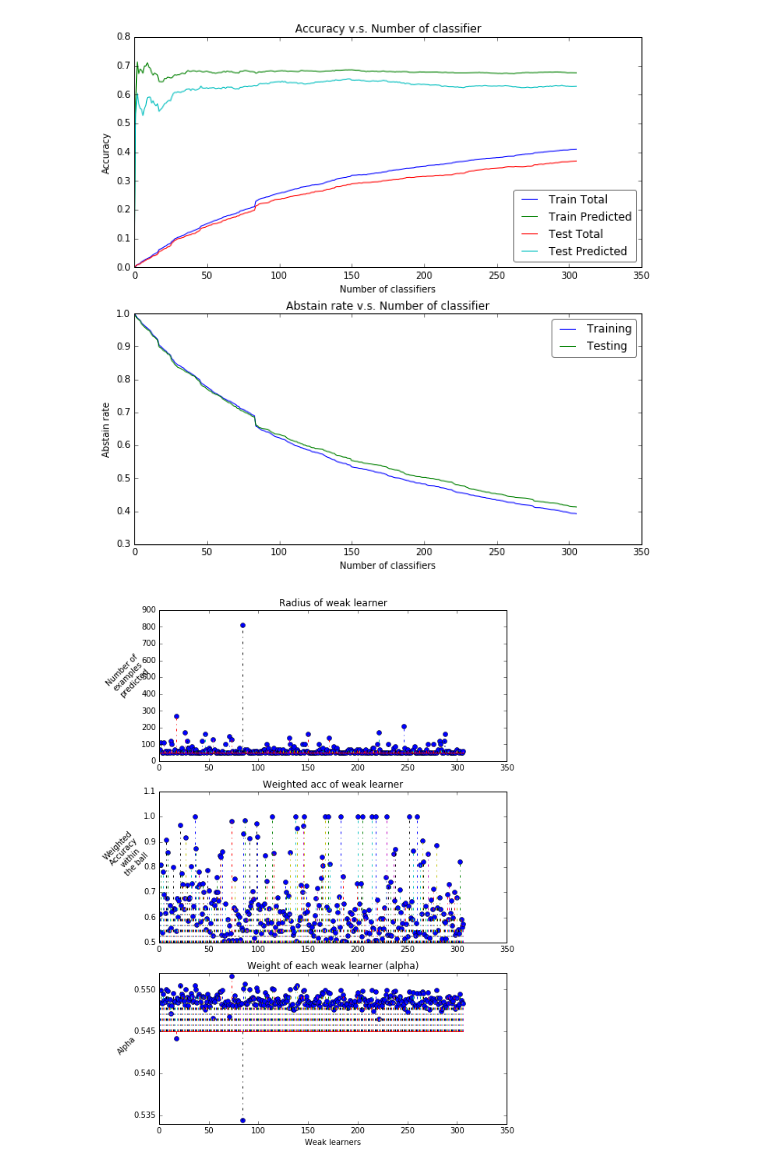
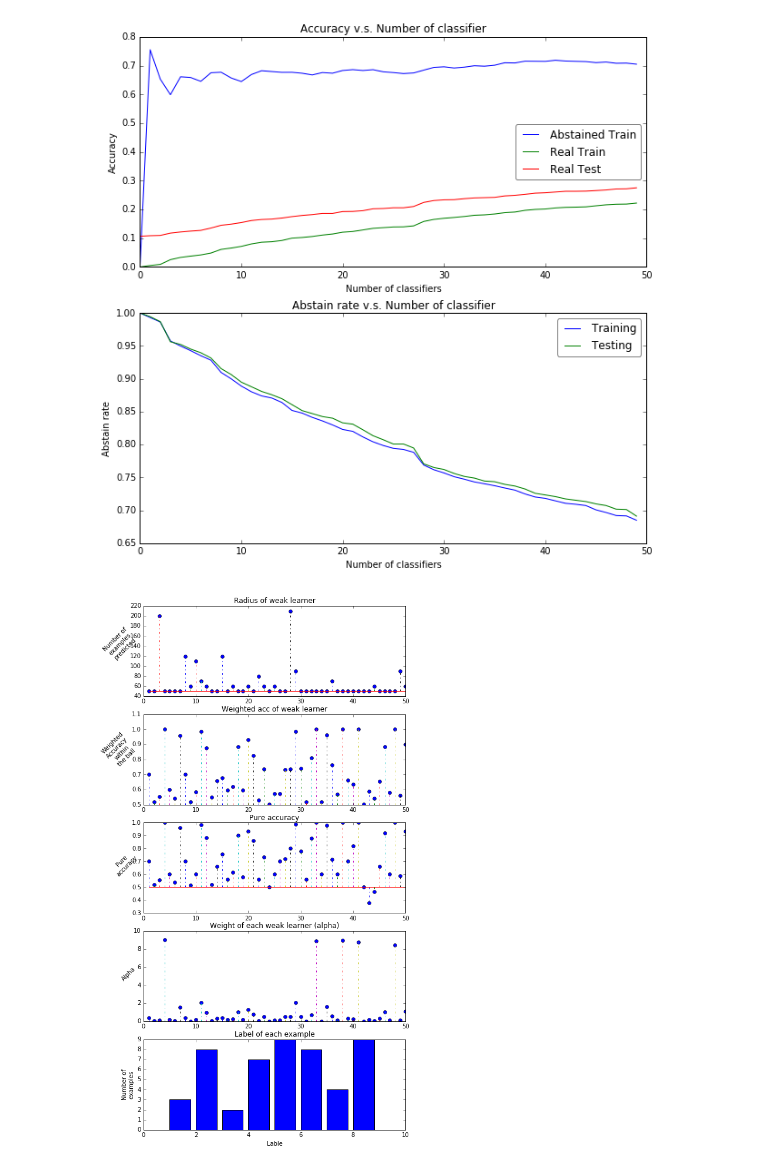
Before and after one commit to rogers140/notebook, a Jupyter notebook: ball_boosting_graph.ipynb, the cells around one changed output. Cells and saved outputs as stored; diff of their text form; code cells hidden in the pictures.

Commit message:
change the alpha calculation

```diff
--- a/ball_boosting_graph.ipynb
+++ b/ball_boosting_graph.ipynb
@@ -43,7 +41,7 @@ bg = [];
 for data in Background:
     for i in range(0, data.shape[0]):
         bg.append(data[i]);
-# bg = random.sample(bg, 1000);
+bg = random.sample(bg, 1000);
 
 X = X + bg;
 y = y + ([labels.index('BackG')] * len(bg));
@@ -56,10 +54,13 @@ random.shuffle(raw_data);
 quota = 0.8;
 n_training = int(len(raw_data)*quota);
 n_testing = len(raw_data) - n_training;
-training_X = np.asarray([x[0] for x in raw_data[:n_training]]);
-training_y = np.asarray([x[1] for x in raw_data[:n_training]]);
+# Training data does not have background samples
+training_X = np.asarray([x[0] for x in raw_data[:n_training] if x[1] != 0]);
+training_y = np.asarray([x[1] for x in raw_data[:n_training] if x[1] != 0]);
+# Testing data still has background samples
 testing_X = np.asarray([x[0] for x in raw_data[n_training:]]);
 testing_y = np.asarray([x[1] for x in raw_data[n_training:]]);
+n_training = training_X.shape[0];
 # %%
 # Train in parallel.
 def train_job(i):
@@ -185,7 +195,7 @@ class Adaboost:
             result.append(labels);
         return result;
 # %%
-bst = Adaboost(iteration=1000, n_class=10, stride=10, init_ball_size=50, enter_t=0.5, exit_t=0.5);
+bst = Adaboost(iteration=100, n_class=9, stride=10, init_ball_size=50, enter_t=0.5, exit_t=0.5);
 t = time();
 bst.fit(myKernel, training_X, training_y);
 print "Fitting takes {} seconds.".format(time() - t);
@@ -199,6 +209,8 @@ clf_radius = [clf.size for clf in bst.clfs];
 clf_acc = [clf.acc for clf in bst.clfs];
 clf_alpha = [clf.alpha for clf in bst.clfs];
 clf_index = [clf.index for clf in bst.clfs];
+clf_pure_acc = [clf.pure_acc for clf in bst.clfs];
+clf_label = [clf.l for clf in bst.clfs];
 # %%
 t = time();
 train_staged_result = bst.stage_predict(training_X);
@@ -253,10 +260,9 @@ plt.subplot(211);
 plt.title("Accuracy v.s. Number of classifier");
 plt.xlabel("Number of classifiers");
 plt.ylabel("Accuracy");
-plt.plot(range(0, n_clf), train_staged_acc, label='Train Total');
-plt.plot(range(0, n_clf), train_staged_acc_abstain, label='Train Predicted');
-plt.plot(range(0, n_clf), test_staged_acc, label='Test Total');
-plt.plot(range(0, n_clf), test_staged_acc_abstain, label='Test Predicted');
+plt.plot(range(0, n_clf), train_staged_acc_abstain, label='Abstained Train');
+plt.plot(range(0, n_clf), train_staged_acc, label='Real Train');
+plt.plot(range(0, n_clf), test_staged_acc, label='Real Test');
 plt.legend(loc='best', fancybox=True, framealpha=0.5);
 
 plt.subplot(212);
@@ -267,26 +273,37 @@ plt.plot(range(0, n_clf), train_abstain_rate, label='Training');
 plt.plot(range(0, n_clf), test_abstain_rate, label='Testing');
 plt.legend(loc='best', fancybox=True, framealpha=0.5);
 # %% [output]
-[figure, old version]
+[figure, new version]
 # %%
 plt.figure(figsize=(8, 16));
-plt.subplot(411);
+plt.subplot(511);
 plt.title("Radius of weak learner");
 plt.ylabel("Number of\nexamples\npredicted", rotation=45);
 plt.stem(range(1, n_clf + 1), clf_radius, '-.', bottom=50);
 
-plt.subplot(412);
+plt.subplot(512);
 plt.title("Weighted acc of weak learner");
 plt.ylabel("Weighted\nAccuracy\nwithin\nthe ball", rotation=45);
 plt.stem(range(1, n_clf + 1), clf_acc, '-.', bottom=0.5);
 
-plt.subplot(413);
+plt.subplot(513);
+plt.title("Pure accuracy");
+plt.ylabel("Pure\naccuracy", rotation=45);
+plt.stem(range(1, n_clf + 1), clf_pure_acc, '-.', bottom=0.5);
+
+plt.subplot(514);
 plt.title("Weight of each weak learner (alpha)");
-plt.xlabel("Weak learners");
 plt.ylabel("Alpha", rotation=45);
-plt.stem(range(1, n_clf + 1), clf_alpha, '-.', bottom=0.545);
+plt.stem(range(1, n_clf + 1), clf_alpha, '-.', bottom=0);
+
+plt.subplot(515);
+plt.title("Label of each example");
+plt.xlabel("Lable");
+plt.ylabel("Number of\nexamples");
+count = np.bincount(clf_label, minlength=10);
+plt.bar(np.arange(0, 10), count);
 # %% [output]
-[figure, old version]
+[figure, new version]
 # %%
 unique_example = np.bincount(np.array(clf_index));
 plt.subplot(111);
```
Also changed, not shown: parts of 10 cells of this notebook.
